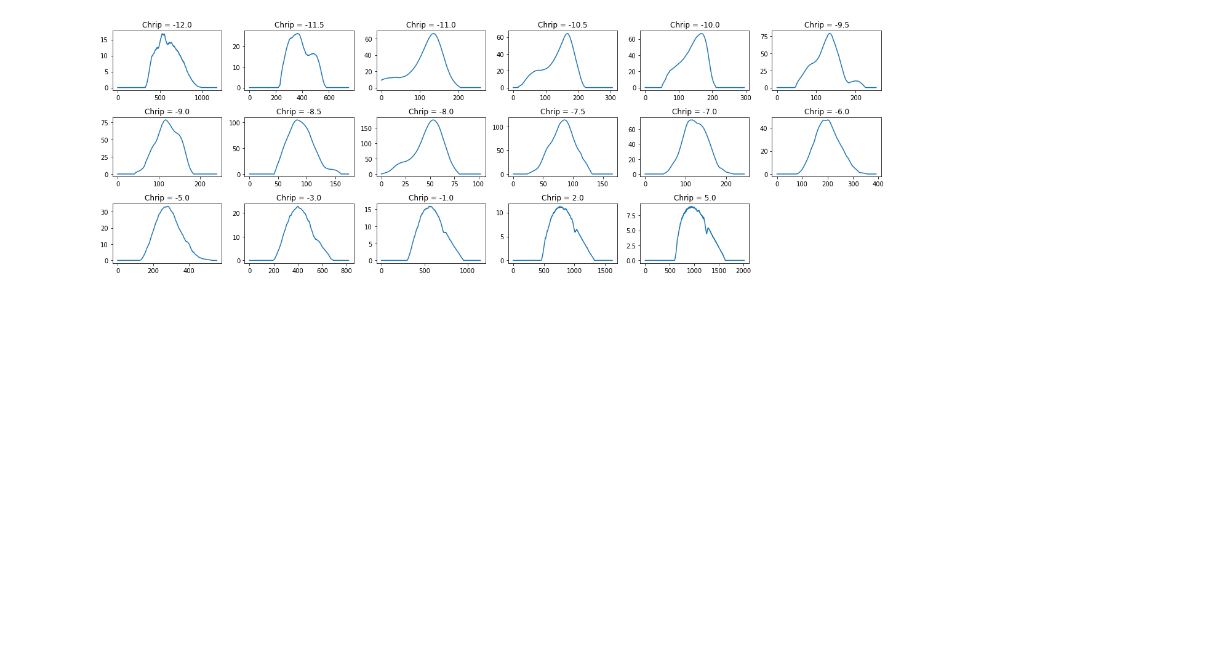
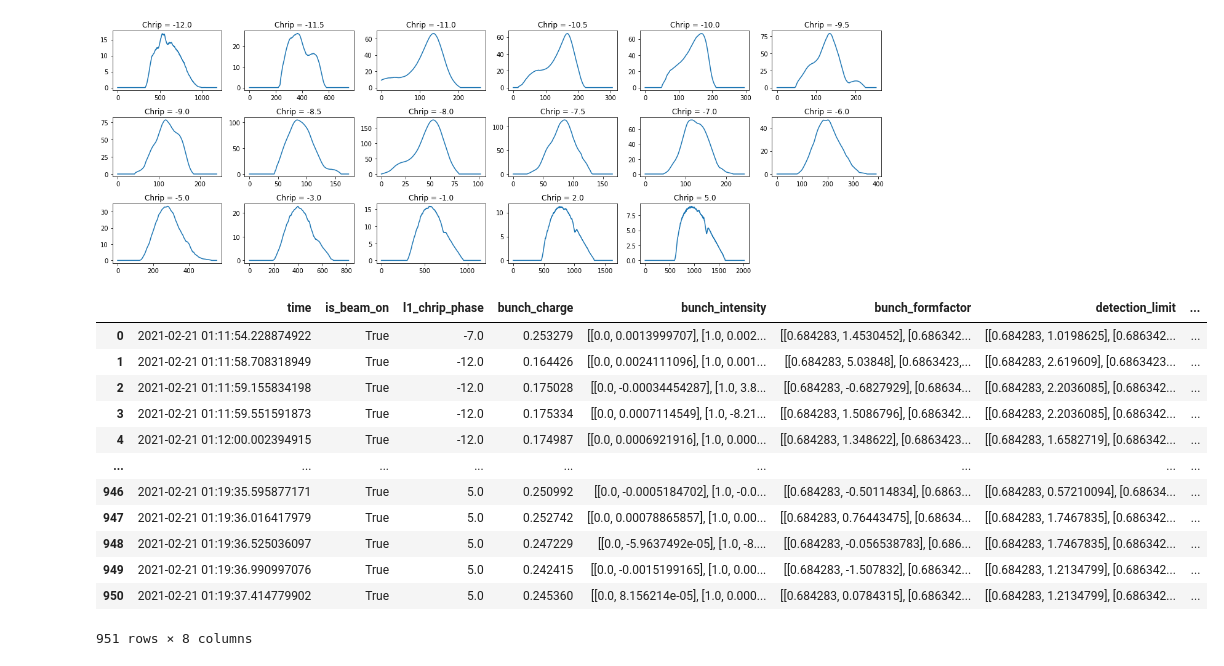
Before and after one commit to jank324/spectral-vd-euxfel, a Jupyter notebook: preprocess.ipynb, the cells around one changed output. Cells and saved outputs as stored; diff of their text form; code cells hidden in the pictures; blank space fills up the shorter version.

```diff
--- a/preprocess.ipynb
+++ b/preprocess.ipynb
@@ -96,3 +92,20 @@ plt.tight_layout()
 plt.show()
 # %% [output]
 [figure]
+# %%
+crisp_low = pd.read_pickle("reduced/crisp_low.pkl")
+crisp_low
+# %% [output]
+|  | time | is_beam_on | l1_chrip_phase | bunch_charge | bunch_intensity | bunch_formfactor | detection_limit | ... |
+| 0 | 2021-02-21 01:11:54.228874922 | True | -7.0 | 0.253279 | [[0.0, 0.0013999707], [1.0, 0.002... | [[0.684283, 1.4530452], [0.686342... | [[0.684283, 1.0198625], [0.686342... | ... |
+| 1 | 2021-02-21 01:11:58.708318949 | True | -12.0 | 0.164426 | [[0.0, 0.0024111096], [1.0, 0.001... | [[0.684283, 5.03848], [0.6863423,... | [[0.684283, 2.619609], [0.6863423... | ... |
+| 2 | 2021-02-21 01:11:59.155834198 | True | -12.0 | 0.175028 | [[0.0, -0.00034454287], [1.0, 3.8... | [[0.684283, -0.6827929], [0.68634... | [[0.684283, 2.2036085], [0.686342... | ... |
+| 3 | 2021-02-21 01:11:59.551591873 | True | -12.0 | 0.175334 | [[0.0, 0.0007114549], [1.0, -8.21... | [[0.684283, 1.5086796], [0.686342... | [[0.684283, 2.2036085], [0.686342... | ... |
+| 4 | 2021-02-21 01:12:00.002394915 | True | -12.0 | 0.174987 | [[0.0, 0.0006921916], [1.0, 0.000... | [[0.684283, 1.348622], [0.6863423... | [[0.684283, 1.6582719], [0.686342... | ... |
+| ... | ... | ... | ... | ... | ... | ... | ... | ... |
+| 946 | 2021-02-21 01:19:35.595877171 | True | 5.0 | 0.250992 | [[0.0, -0.0005184702], [1.0, -0.0... | [[0.684283, -0.50114834], [0.6863... | [[0.684283, 0.57210094], [0.68634... | ... |
+| 947 | 2021-02-21 01:19:36.016417979 | True | 5.0 | 0.252742 | [[0.0, 0.00078865857], [1.0, 0.00... | [[0.684283, 0.76443475], [0.68634... | [[0.684283, 1.7467835], [0.686342... | ... |
+| 948 | 2021-02-21 01:19:36.525036097 | True | 5.0 | 0.247229 | [[0.0, -5.9637492e-05], [1.0, -8.... | [[0.684283, -0.056538783], [0.686... | [[0.684283, 1.7467835], [0.686342... | ... |
+| 949 | 2021-02-21 01:19:36.990997076 | True | 5.0 | 0.242415 | [[0.0, -0.0015199165], [1.0, 0.00... | [[0.684283, -1.507832], [0.686342... | [[0.684283, 1.2134799], [0.686342... | ... |
+| 950 | 2021-02-21 01:19:37.414779902 | True | 5.0 | 0.245360 | [[0.0, 8.156214e-05], [1.0, 0.000... | [[0.684283, 0.0784315], [0.686342... | [[0.684283, 1.2134799], [0.686342... | ... |
+951 rows × 8 columns
```
Also changed, not shown: parts of 3 cells of this notebook, 1 other file.
